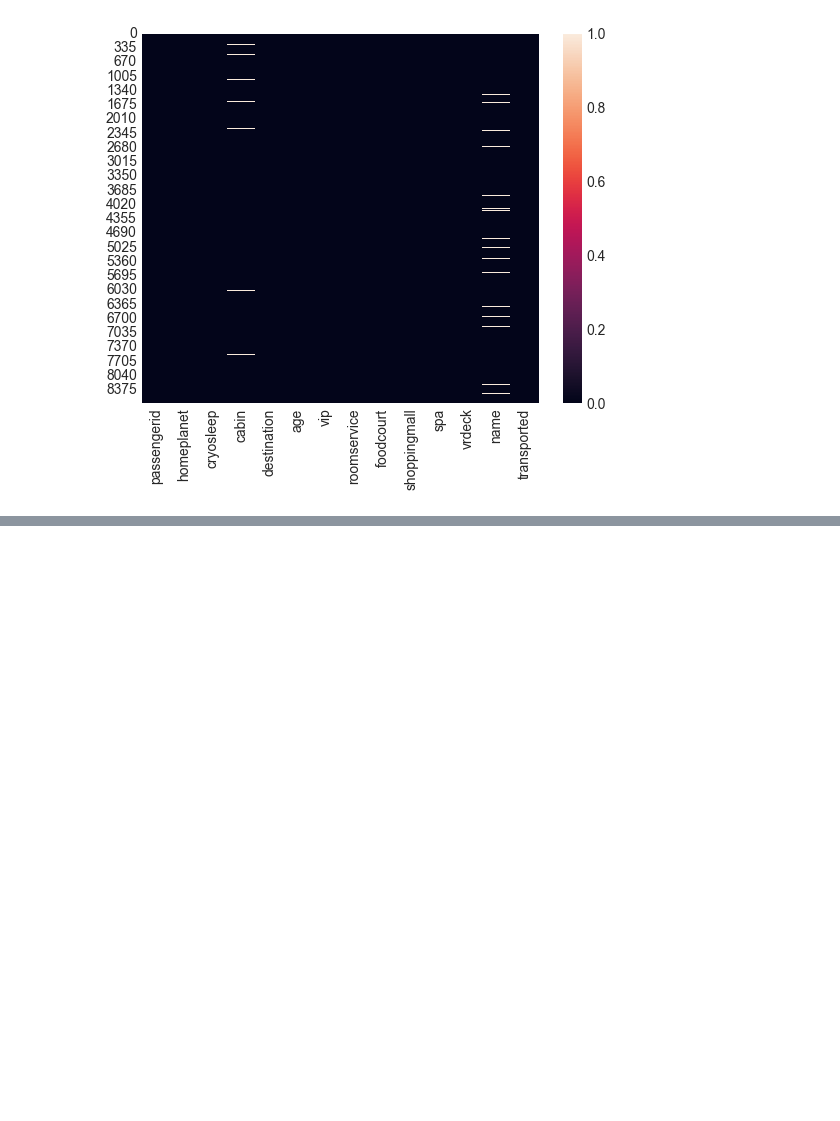
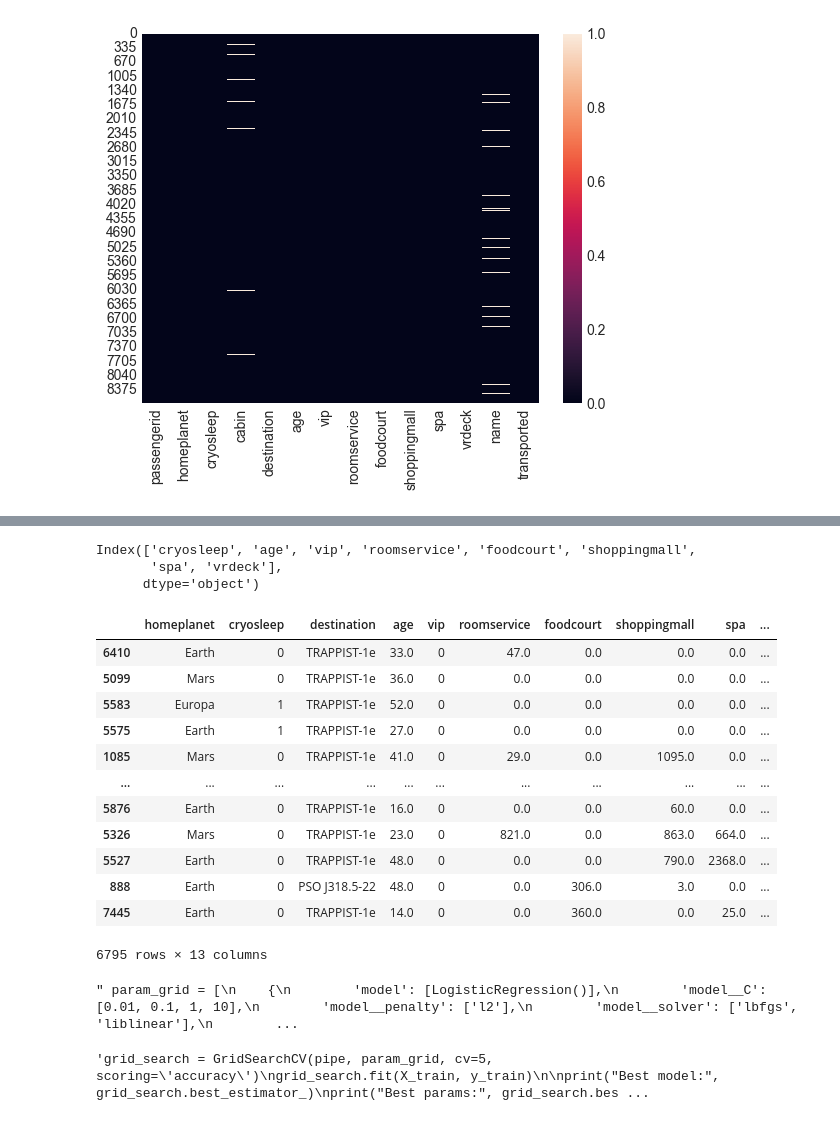
Before and after one commit to IamRaNo/SpaceShip-Titanic, a Jupyter notebook: SpaceShip Titanic Prediction.ipynb, the cells around one changed output, grey strips where cells are left out. Saved outputs shown, nothing was run; the diff lists cells and outputs as text; code cells hidden in the pictures; blank space fills up the shorter version.

```diff
--- a/SpaceShip Titanic Prediction.ipynb
+++ b/SpaceShip Titanic Prediction.ipynb
@@ -557,0 +463,7 @@ Best score: 0.7972038263428992
+# %%
+num_cols=X_train.select_dtypes(exclude='object').columns
+num_cols
+# %% [output]
+Index(['cryosleep', 'age', 'vip', 'roomservice', 'foodcourt', 'shoppingmall',
+       'spa', 'vrdeck'],
+      dtype='object')
@@ -557,0 +481,46 @@ Best score: 0.7972038263428992
+# %%
+feature_pipeline.fit_transform(X_train)
+# %% [output]
+|  | homeplanet | cryosleep | destination | age | vip | roomservice | foodcourt | shoppingmall | spa | ... |
+| 6410 | Earth | 0 | TRAPPIST-1e | 33.0 | 0 | 47.0 | 0.0 | 0.0 | 0.0 | ... |
+| 5099 | Mars | 0 | TRAPPIST-1e | 36.0 | 0 | 0.0 | 0.0 | 0.0 | 0.0 | ... |
+| 5583 | Europa | 1 | TRAPPIST-1e | 52.0 | 0 | 0.0 | 0.0 | 0.0 | 0.0 | ... |
+| 5575 | Earth | 1 | TRAPPIST-1e | 27.0 | 0 | 0.0 | 0.0 | 0.0 | 0.0 | ... |
+| 1085 | Mars | 0 | TRAPPIST-1e | 41.0 | 0 | 29.0 | 0.0 | 1095.0 | 0.0 | ... |
+| ... | ... | ... | ... | ... | ... | ... | ... | ... | ... | ... |
+| 5876 | Earth | 0 | TRAPPIST-1e | 16.0 | 0 | 0.0 | 0.0 | 60.0 | 0.0 | ... |
+| 5326 | Mars | 0 | TRAPPIST-1e | 23.0 | 0 | 821.0 | 0.0 | 863.0 | 664.0 | ... |
+| 5527 | Earth | 0 | TRAPPIST-1e | 48.0 | 0 | 0.0 | 0.0 | 790.0 | 2368.0 | ... |
+| 888 | Earth | 0 | PSO J318.5-22 | 48.0 | 0 | 0.0 | 306.0 | 3.0 | 0.0 | ... |
+| 7445 | Earth | 0 | TRAPPIST-1e | 14.0 | 0 | 0.0 | 360.0 | 0.0 | 25.0 | ... |
+6795 rows × 13 columns
+# %%
+""" param_grid = [
+    {
+        'model': [LogisticRegression()],
+        'model__C': [0.01, 0.1, 1, 10],
+        'model__penalty': ['l2'],
+        'model__solver': ['lbfgs', 'liblinear'],
+        'model__max_iter': [100, 200]
+    },
+
+    {
+        'model': [RandomForestClassifier()],
+        'model__n_estimators': [100, 200],
+        'model__max_depth': [None, 10, 20],
+        'model__min_samples_split': [2, 5],
+        'model__min_samples_leaf': [1, 2],
+        'model__max_features': ['sqrt', 'log2']
+    },
+]"""
+# %% [output]
+" param_grid = [\n    {\n        'model': [LogisticRegression()],\n        'model__C': [0.01, 0.1, 1, 10],\n        'model__penalty': ['l2'],\n        'model__solver': ['lbfgs', 'liblinear'],\n        ...
+# %%
+"""grid_search = GridSearchCV(pipe, param_grid, cv=5, scoring='accuracy')
+grid_search.fit(X_train, y_train)
+
+print("Best model:", grid_search.best_estimator_)
+print("Best params:", grid_search.best_params_)
+print("Best score:", grid_search.best_score_)"""
+# %% [output]
+'grid_search = GridSearchCV(pipe, param_grid, cv=5, scoring=\'accuracy\')\ngrid_search.fit(X_train, y_train)\n\nprint("Best model:", grid_search.best_estimator_)\nprint("Best params:", grid_search.bes ...
```
Also changed, not shown: parts of 48 cells of this notebook, 1 other file.
